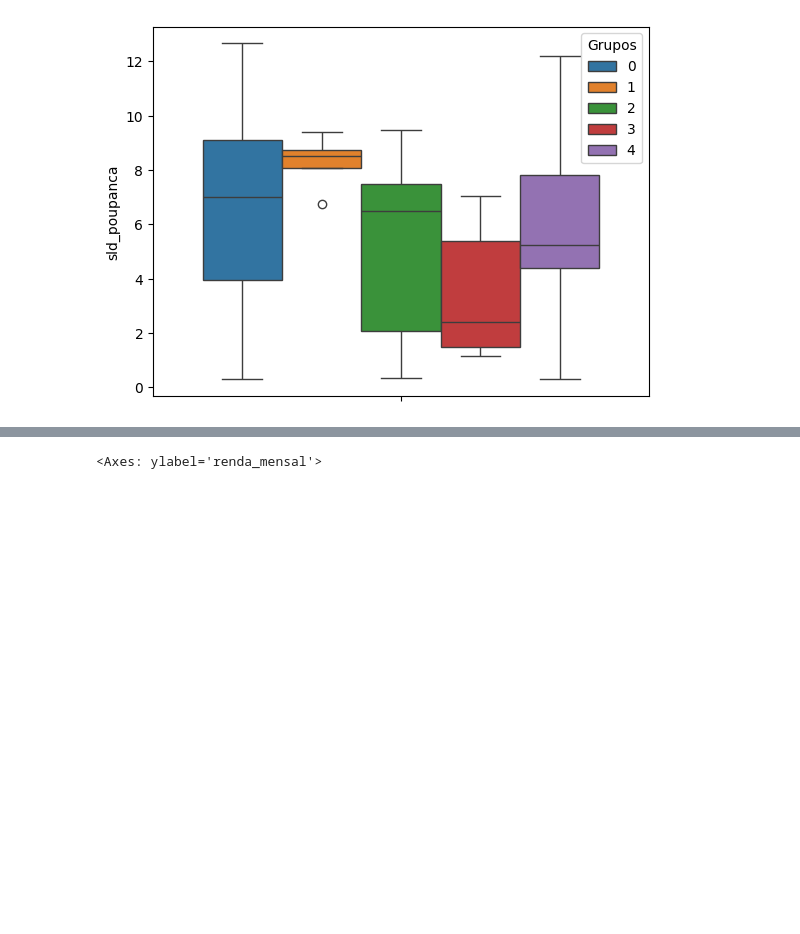
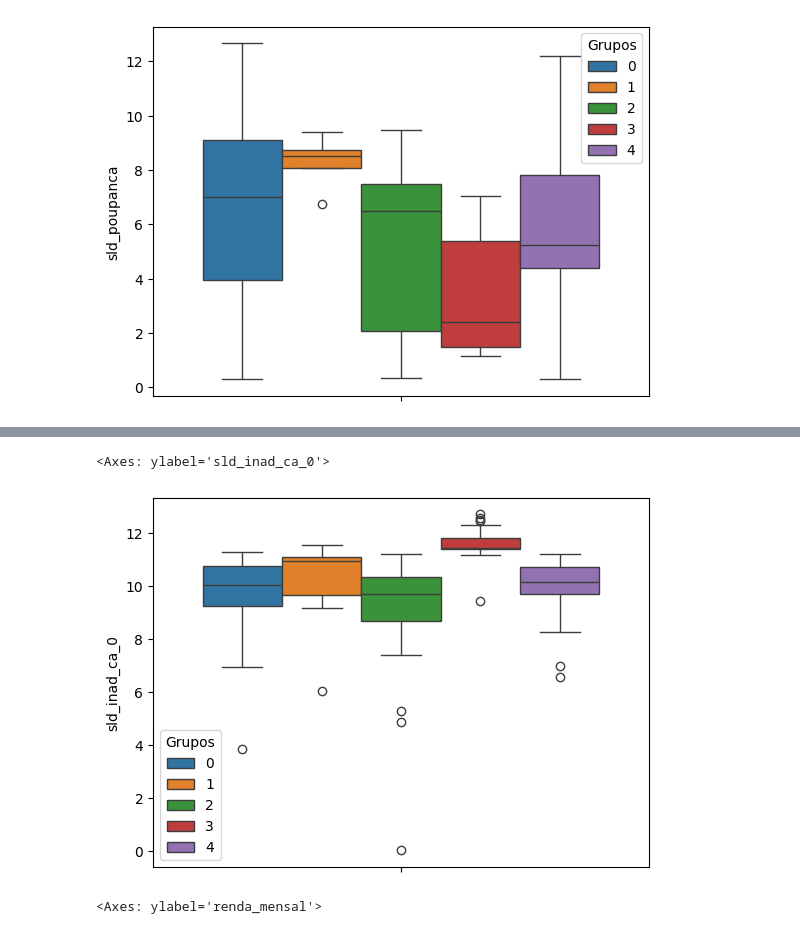
Before and after one commit to cowvin0/seg, a Jupyter notebook: segmentacao.ipynb, the cells around one changed output, grey strips where cells are left out. Saved outputs shown, nothing was run; the diff lists cells and outputs as text; code cells hidden in the pictures; blank space fills up the shorter version.

```diff
--- a/segmentacao.ipynb
+++ b/segmentacao.ipynb
@@ -2031,3 +2070,16 @@ sns.boxplot(
+# %%
+sns.boxplot(
+    data=df_2003\
+        .assign(
+            sld_inad_ca_0=lambda x: np.log1p(x.sld_inad_ca_0)
+        )\
+        .query('sld_inad_ca_0 != 0'),
+    y='sld_inad_ca_0',
+    hue='Grupos'
+)
+# %% [output]
+<Axes: ylabel='sld_inad_ca_0'>
+[figure, added]
 # %%
 sns.boxplot(
     data=df_2003\
```
Also changed, not shown: parts of 3 cells of this notebook.
